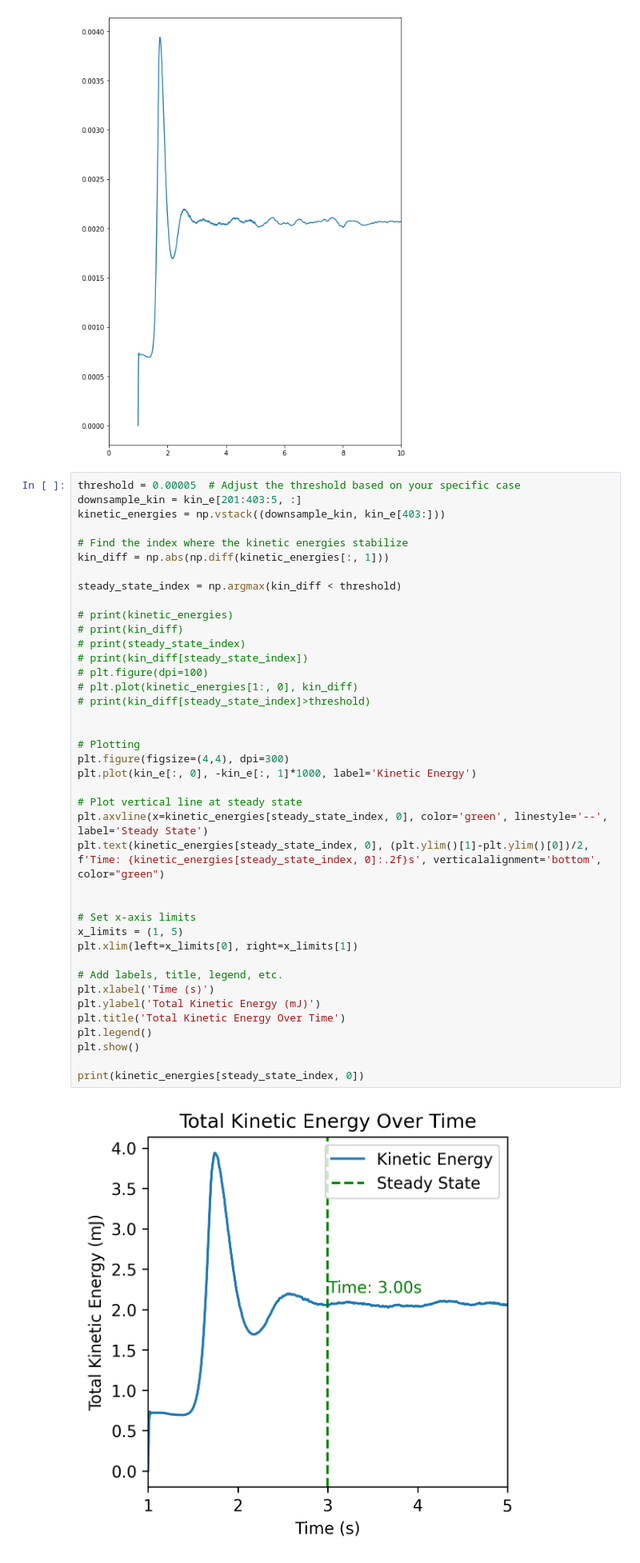
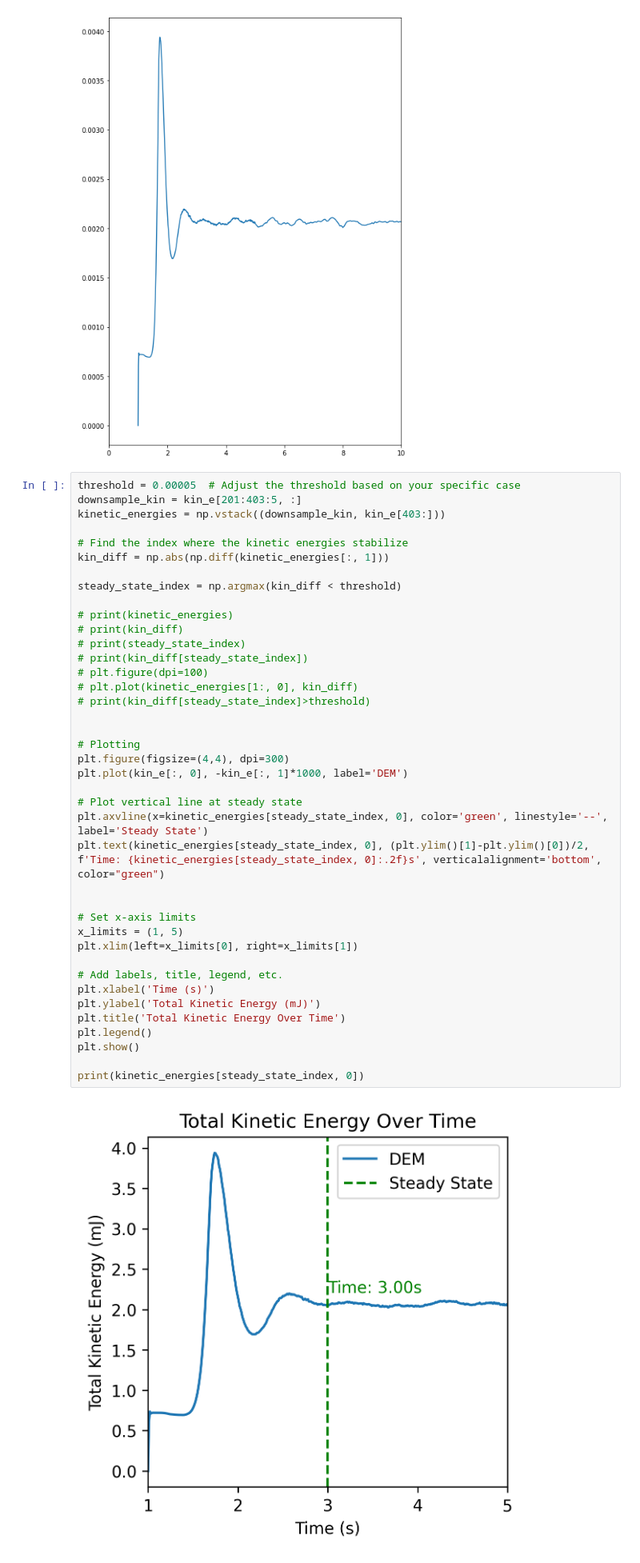
Before and after one commit to elispelis/DEM-Dissertation, a Jupyter notebook: src/dem_extr_rnn_lacey.ipynb, the cells around one changed output. Shown at 80% size. Drawn from its saved outputs; the diff is of its cells as text.

```diff
--- a/src/dem_extr_rnn_lacey.ipynb
+++ b/src/dem_extr_rnn_lacey.ipynb
@@ -285,35 +301,35 @@ steady_state_index = np.argmax(kin_diff < threshold)
 # print(kinetic_energies)
 # print(kin_diff)
 # print(steady_state_index)
 # print(kin_diff[steady_state_index])
 # plt.figure(dpi=100)
 # plt.plot(kinetic_energies[1:, 0], kin_diff)
 # print(kin_diff[steady_state_index]>threshold)
 
 
 # Plotting
 plt.figure(figsize=(4,4), dpi=300)
-plt.plot(kin_e[:, 0], -kin_e[:, 1]*1000, label='Kinetic Energy')
+plt.plot(kin_e[:, 0], -kin_e[:, 1]*1000, label='DEM')
 
 # Plot vertical line at steady state
 plt.axvline(x=kinetic_energies[steady_state_index, 0], color='green', linestyle='--', label='Steady State')
 plt.text(kinetic_energies[steady_state_index, 0], (plt.ylim()[1]-plt.ylim()[0])/2, f'Time: {kinetic_energies[steady_state_index, 0]:.2f}s', verticalalignment='bottom', color="green")
 
 
 # Set x-axis limits
 x_limits = (1, 5)
 plt.xlim(left=x_limits[0], right=x_limits[1])
 
 # Add labels, title, legend, etc.
 plt.xlabel('Time (s)')
 plt.ylabel('Total Kinetic Energy (mJ)')
 plt.title('Total Kinetic Energy Over Time')
 plt.legend()
 plt.show()
 
 print(kinetic_energies[steady_state_index, 0])
 # %% [output]
-[figure, old version]
+[figure, new version]
 3.0000015467056476
 # %%
 change_in_ke = np.column_stack((kinetic_energies[:,0], abs(kinetic_energies[:, 1]/kinetic_energies[0,1]-1)*100))
```
Also changed, not shown: parts of 7 cells of this notebook, 3 other files.
